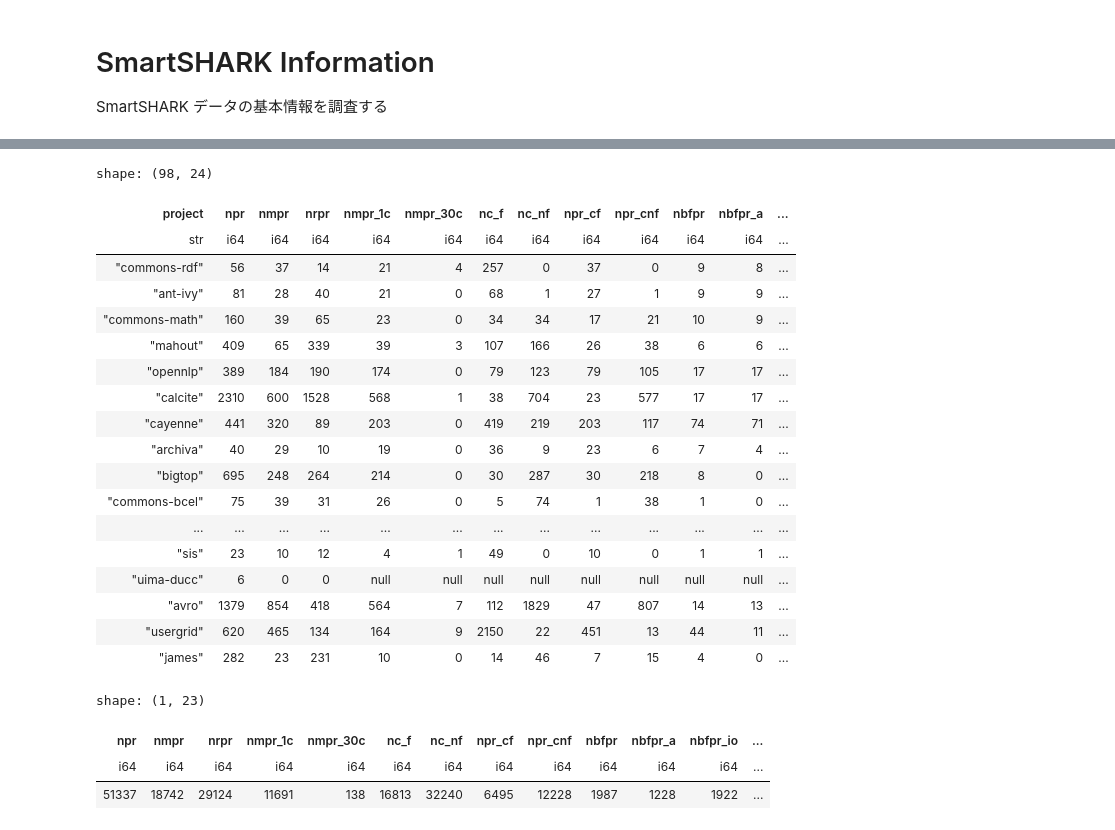
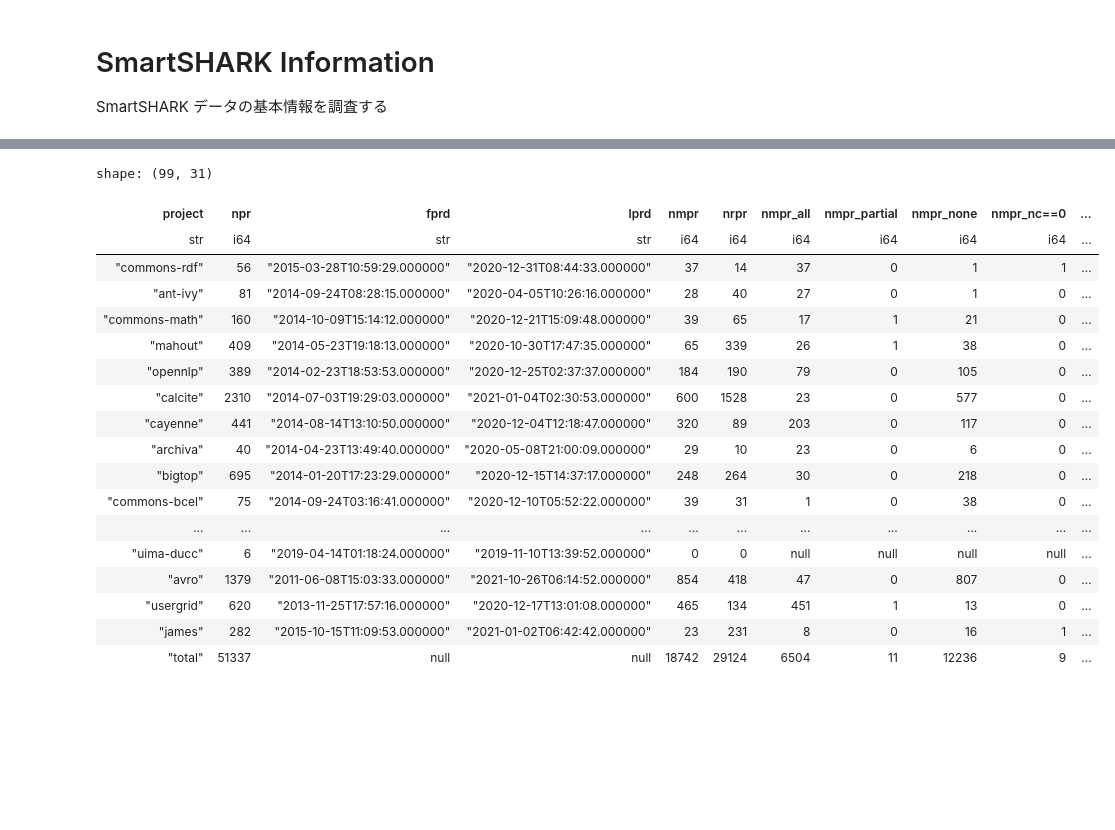
Before and after one commit to nrysk/research, a Jupyter notebook: 001/smartshark_info.ipynb, the cells around one changed output, grey strips where cells are left out. Cells and saved outputs as stored; diff of their text form; code cells hidden in the pictures; blank space fills up the shorter version.

Commit message:
✨ pull_request の収集期間を取得する機能の追加

```diff
--- a/001/smartshark_info.ipynb
+++ b/001/smartshark_info.ipynb
@@ -92,28 +93,27 @@ shape: (1, 15)
-# %%
-df = pl.read_csv("data/pull_request_info.csv")
-display(df)
-display(df.sum()[0, 1:])
-# %% [output]
-shape: (98, 24)
-| project | npr | nmpr | nrpr | nmpr_1c | nmpr_30c | nc_f | nc_nf | npr_cf | npr_cnf | nbfpr | nbfpr_a | ... |
-| str | i64 | i64 | i64 | i64 | i64 | i64 | i64 | i64 | i64 | i64 | i64 | ... |
-| "commons-rdf" | 56 | 37 | 14 | 21 | 4 | 257 | 0 | 37 | 0 | 9 | 8 | ... |
-| "ant-ivy" | 81 | 28 | 40 | 21 | 0 | 68 | 1 | 27 | 1 | 9 | 9 | ... |
-| "commons-math" | 160 | 39 | 65 | 23 | 0 | 34 | 34 | 17 | 21 | 10 | 9 | ... |
-| "mahout" | 409 | 65 | 339 | 39 | 3 | 107 | 166 | 26 | 38 | 6 | 6 | ... |
-| "opennlp" | 389 | 184 | 190 | 174 | 0 | 79 | 123 | 79 | 105 | 17 | 17 | ... |
-| "calcite" | 2310 | 600 | 1528 | 568 | 1 | 38 | 704 | 23 | 577 | 17 | 17 | ... |
-| "cayenne" | 441 | 320 | 89 | 203 | 0 | 419 | 219 | 203 | 117 | 74 | 71 | ... |
-| "archiva" | 40 | 29 | 10 | 19 | 0 | 36 | 9 | 23 | 6 | 7 | 4 | ... |
-| "bigtop" | 695 | 248 | 264 | 214 | 0 | 30 | 287 | 30 | 218 | 8 | 0 | ... |
-| "commons-bcel" | 75 | 39 | 31 | 26 | 0 | 5 | 74 | 1 | 38 | 1 | 0 | ... |
-| ... | ... | ... | ... | ... | ... | ... | ... | ... | ... | ... | ... | ... |
-| "sis" | 23 | 10 | 12 | 4 | 1 | 49 | 0 | 10 | 0 | 1 | 1 | ... |
-| "uima-ducc" | 6 | 0 | 0 | null | null | null | null | null | null | null | null | ... |
-| "avro" | 1379 | 854 | 418 | 564 | 7 | 112 | 1829 | 47 | 807 | 14 | 13 | ... |
-| "usergrid" | 620 | 465 | 134 | 164 | 9 | 2150 | 22 | 451 | 13 | 44 | 11 | ... |
-| "james" | 282 | 23 | 231 | 10 | 0 | 14 | 46 | 7 | 15 | 4 | 0 | ... |
-shape: (1, 23)
-| npr | nmpr | nrpr | nmpr_1c | nmpr_30c | nc_f | nc_nf | npr_cf | npr_cnf | nbfpr | nbfpr_a | nbfpr_io | ... |
-| i64 | i64 | i64 | i64 | i64 | i64 | i64 | i64 | i64 | i64 | i64 | i64 | ... |
-| 51337 | 18742 | 29124 | 11691 | 138 | 16813 | 32240 | 6495 | 12228 | 1987 | 1228 | 1922 | ... |
+# %%
+df = pl.read_csv("data/pull_request_info.csv")
+# 合計行を追加
+row = {col: df[col].sum() for col in df.columns if df[col].dtype == pl.Int64}
+row["project"] = "total"
+df = pl.concat([df, pl.DataFrame(row)], how="diagonal")
+display(df)
+# %% [output]
+shape: (99, 31)
+| project | npr | fprd | lprd | nmpr | nrpr | nmpr_all | nmpr_partial | nmpr_none | nmpr_nc==0 | ... |
+| str | i64 | str | str | i64 | i64 | i64 | i64 | i64 | i64 | ... |
+| "commons-rdf" | 56 | "2015-03-28T10:59:29.000000" | "2020-12-31T08:44:33.000000" | 37 | 14 | 37 | 0 | 1 | 1 | ... |
+| "ant-ivy" | 81 | "2014-09-24T08:28:15.000000" | "2020-04-05T10:26:16.000000" | 28 | 40 | 27 | 0 | 1 | 0 | ... |
+| "commons-math" | 160 | "2014-10-09T15:14:12.000000" | "2020-12-21T15:09:48.000000" | 39 | 65 | 17 | 1 | 21 | 0 | ... |
+| "mahout" | 409 | "2014-05-23T19:18:13.000000" | "2020-10-30T17:47:35.000000" | 65 | 339 | 26 | 1 | 38 | 0 | ... |
+| "opennlp" | 389 | "2014-02-23T18:53:53.000000" | "2020-12-25T02:37:37.000000" | 184 | 190 | 79 | 0 | 105 | 0 | ... |
+| "calcite" | 2310 | "2014-07-03T19:29:03.000000" | "2021-01-04T02:30:53.000000" | 600 | 1528 | 23 | 0 | 577 | 0 | ... |
+| "cayenne" | 441 | "2014-08-14T13:10:50.000000" | "2020-12-04T12:18:47.000000" | 320 | 89 | 203 | 0 | 117 | 0 | ... |
+| "archiva" | 40 | "2014-04-23T13:49:40.000000" | "2020-05-08T21:00:09.000000" | 29 | 10 | 23 | 0 | 6 | 0 | ... |
+| "bigtop" | 695 | "2014-01-20T17:23:29.000000" | "2020-12-15T14:37:17.000000" | 248 | 264 | 30 | 0 | 218 | 0 | ... |
+| "commons-bcel" | 75 | "2014-09-24T03:16:41.000000" | "2020-12-10T05:52:22.000000" | 39 | 31 | 1 | 0 | 38 | 0 | ... |
+| ... | ... | ... | ... | ... | ... | ... | ... | ... | ... | ... |
+| "uima-ducc" | 6 | "2019-04-14T01:18:24.000000" | "2019-11-10T13:39:52.000000" | 0 | 0 | null | null | null | null | ... |
+| "avro" | 1379 | "2011-06-08T15:03:33.000000" | "2021-10-26T06:14:52.000000" | 854 | 418 | 47 | 0 | 807 | 0 | ... |
+| "usergrid" | 620 | "2013-11-25T17:57:16.000000" | "2020-12-17T13:01:08.000000" | 465 | 134 | 451 | 1 | 13 | 0 | ... |
+| "james" | 282 | "2015-10-15T11:09:53.000000" | "2021-01-02T06:42:42.000000" | 23 | 231 | 8 | 0 | 16 | 1 | ... |
+| "total" | 51337 | null | null | 18742 | 29124 | 6504 | 11 | 12236 | 9 | ... |
```
Also changed, not shown: parts of 8 cells of this notebook, 2 other files.
